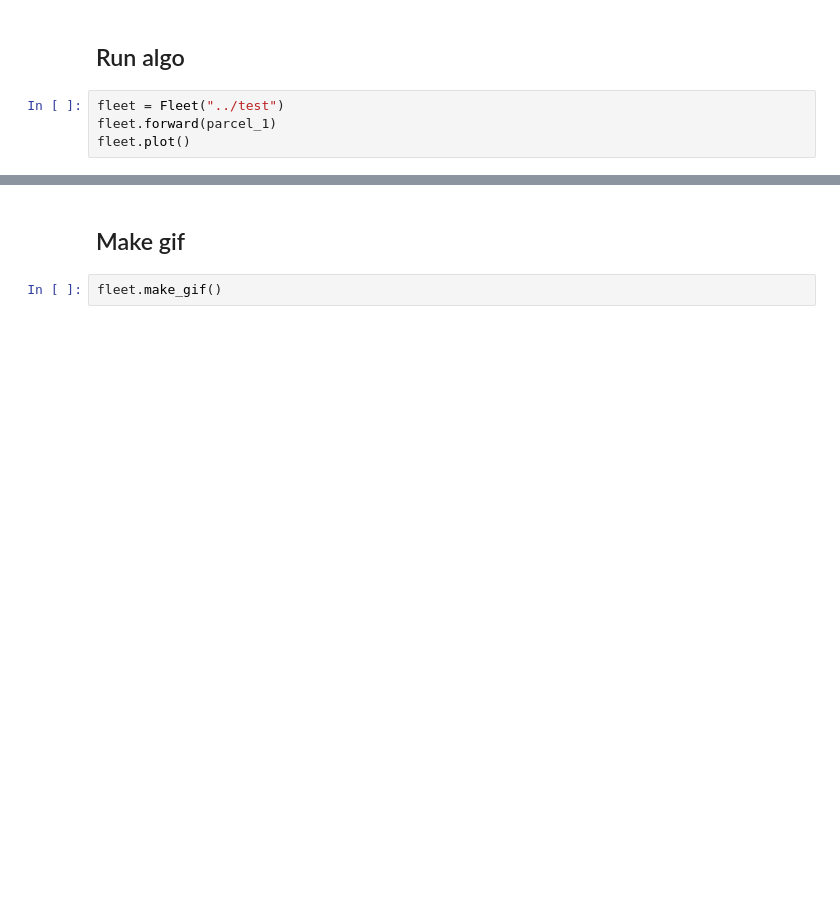
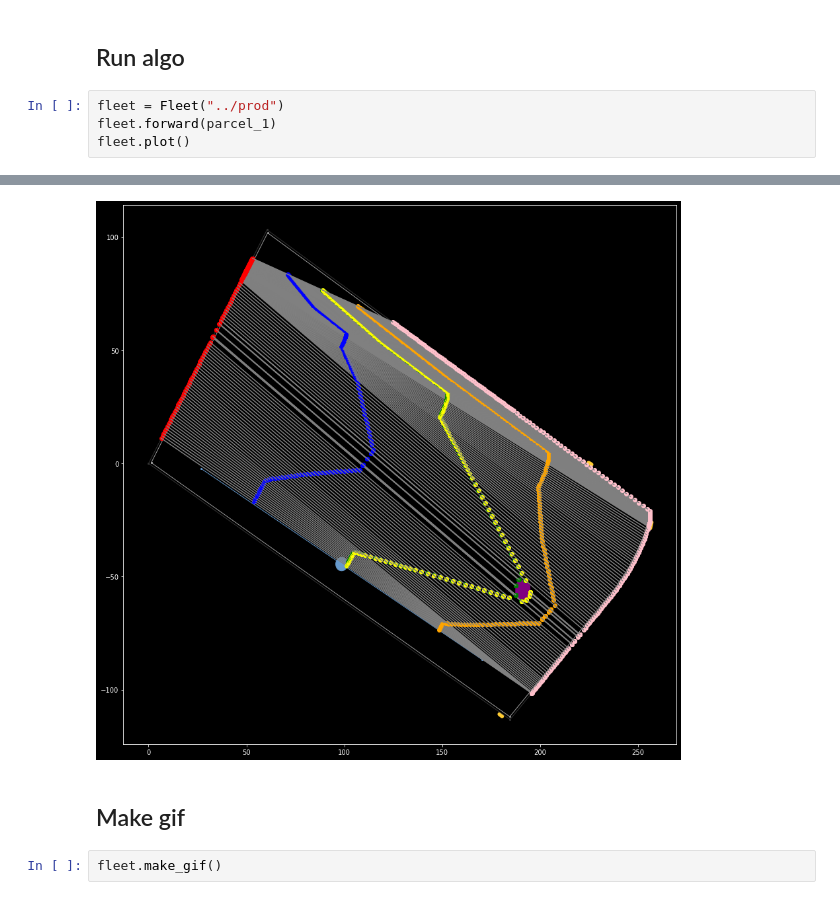
Before and after one commit to Vincent-Maladiere/Linear-Path-Planner, a Jupyter notebook: notebook/NewPathPlanner.ipynb, the cells around one changed output, grey strips where cells are left out. Cells and saved outputs as stored; diff of their text form; blank space fills up the shorter version.

```diff
--- a/notebook/NewPathPlanner.ipynb
+++ b/notebook/NewPathPlanner.ipynb
@@ -28,6 +39,7 @@ parcel_1.plot()
 # %% [markdown]
 ## Run algo
 # %%
-fleet = Fleet("../test")
+fleet = Fleet("../prod")
 fleet.forward(parcel_1)
 fleet.plot()
+# %% [output]
@@ -34,3 +52,4 @@ fleet.plot()
+[figure, added]
 # %% [markdown]
 ## Make gif
 # %%
```
Also changed, not shown: parts of 6 cells of this notebook, 9 other files.
